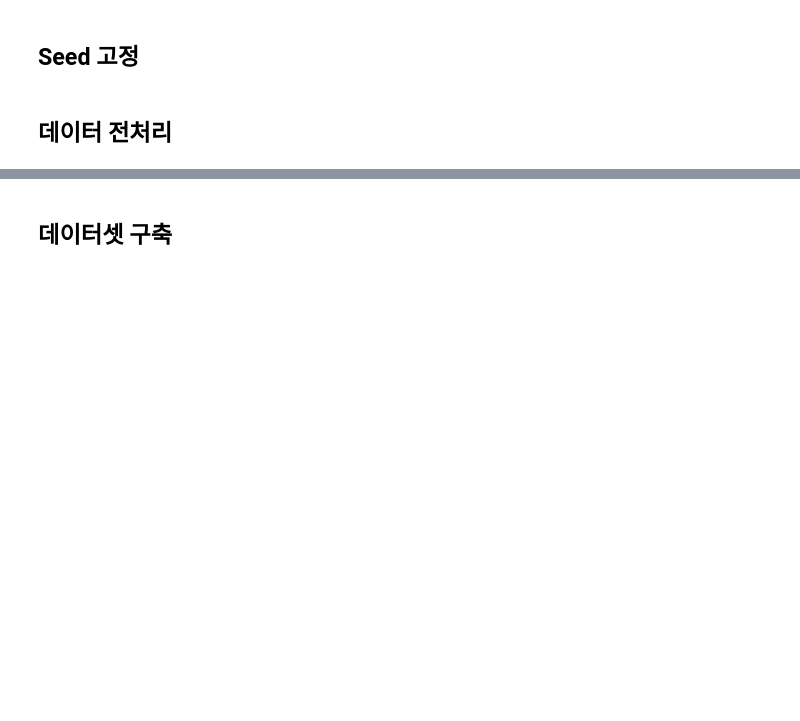
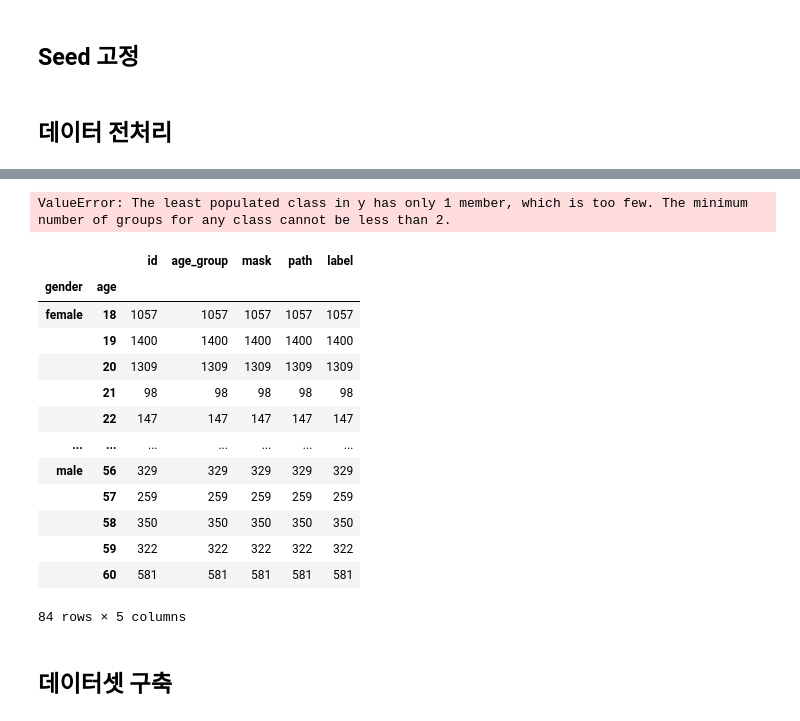
Before and after one commit to boostcampaitech3/level1-image-classification-level1-recsys-13, a Jupyter notebook: SeungTai/20220223_efficientnet_baseline.ipynb, the cells around one changed output, grey strips where cells are left out. Saved outputs shown, nothing was run; the diff lists cells and outputs as text; code cells hidden in the pictures; blank space fills up the shorter version.

```diff
--- a/SeungTai/20220223_efficientnet_baseline.ipynb
+++ b/SeungTai/20220223_efficientnet_baseline.ipynb
@@ -109,3 +207,36 @@ FileNotFoundError: [Errno 2] No such file or directory: '../input/data/train/ima
+# %%
+'''
+데이터셋 분리
+'''
+from sklearn.model_selection import train_test_split
+
+def split_data(df):
+    train_idx, val_idx = train_test_split(df['gender_age'], test_size = 0.2, random_state = 42, stratify = df['gender_age'])
+
+    train_set, val_set = df.iloc[train_idx.index, :], df.iloc[val_idx.index, :]
+
+    return train_idx, val_idx, train_set, val_set
+
+train_idx, val_idx, train_set, val_set = split_data(train_df)
+# %% [output]
+ValueError: The least populated class in y has only 1 member, which is too few. The minimum number of groups for any class cannot be less than 2.
+# %%
+df.groupby(['gender', 'age']).count()
+# %% [output]
+|  |  | id | age_group | mask | path | label |
+| gender | age |  |  |  |  |  |
+| female | 18 | 1057 | 1057 | 1057 | 1057 | 1057 |
+|  | 19 | 1400 | 1400 | 1400 | 1400 | 1400 |
+|  | 20 | 1309 | 1309 | 1309 | 1309 | 1309 |
+|  | 21 | 98 | 98 | 98 | 98 | 98 |
+|  | 22 | 147 | 147 | 147 | 147 | 147 |
+| ... | ... | ... | ... | ... | ... | ... |
+| male | 56 | 329 | 329 | 329 | 329 | 329 |
+|  | 57 | 259 | 259 | 259 | 259 | 259 |
+|  | 58 | 350 | 350 | 350 | 350 | 350 |
+|  | 59 | 322 | 322 | 322 | 322 | 322 |
+|  | 60 | 581 | 581 | 581 | 581 | 581 |
+84 rows × 5 columns
 # %%
 '''
 데이터셋 분리
```
Also changed, not shown: parts of 6 cells of this notebook, 1 other file.
